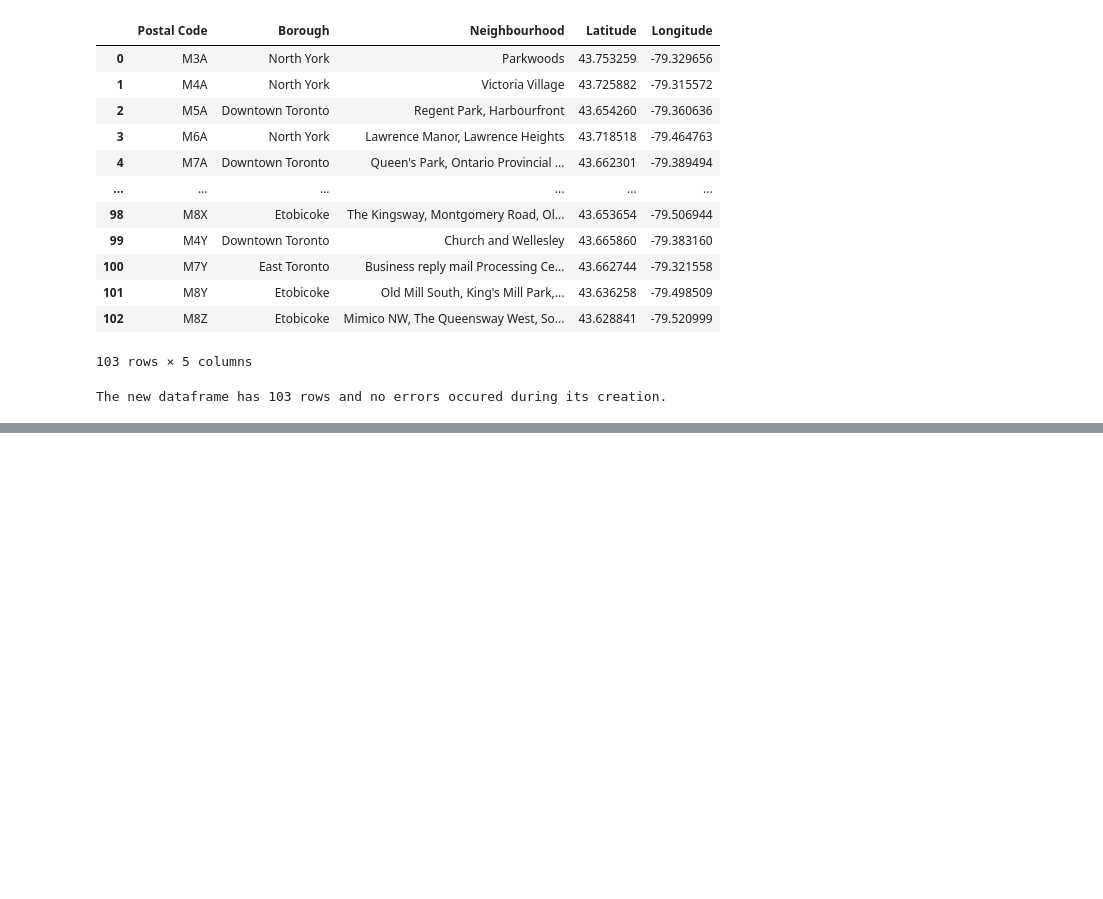
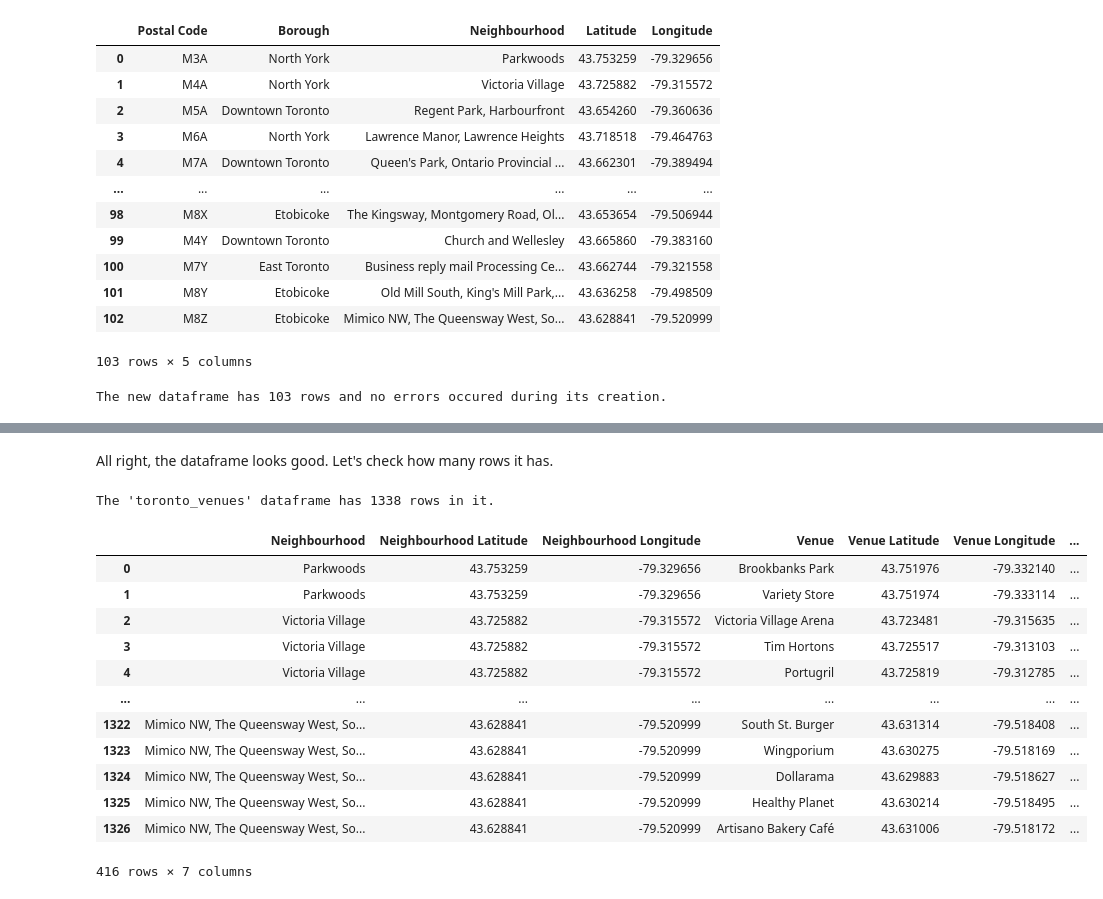
Before and after one commit to ValdsteiN/IBM_Data_Science_certification_course, a Jupyter notebook: 9.Applied Data Science Capstone/Week 3 - Neighborhood Segmentation and Clustering/Week 3 - Final Assignmentof the week.ipynb, the cells around one changed output, grey strips where cells are left out. Cells and saved outputs as stored; diff of their text form; code cells hidden in the pictures; blank space fills up the shorter version.

```diff
--- a/9.Applied Data Science Capstone/Week 3 - Neighborhood Segmentation and Clustering/Week 3 - Final Assignmentof the week.ipynb
+++ b/9.Applied Data Science Capstone/Week 3 - Neighborhood Segmentation and Clustering/Week 3 - Final Assignmentof the week.ipynb
@@ -226,0 +294,40 @@ The new dataframe has 103 rows and no errors occured during its creation.
+# %%
+def getNearbyVenues(names, latitudes, longitudes, radius=500):
+
+    venues_list=[]
+    for name, lat, lng in zip(names, latitudes, longitudes):
+        print(name)
+
+        # create the API request URL
+        url = 'https://api.foursquare.com/v2/venues/explore?&client_id={}&client_secret={}&v={}&ll={},{}&radius={}'.format(
+            CLIENT_ID,
+            CLIENT_SECRET,
+            VERSION,
+            lat,
+            lng,
+            radius
+            )
+
+        # make the GET request
+        results = requests.get(url).json()["response"]['groups'][0]['items']
+
+        # return only relevant information for each nearby venue
+        venues_list.append([(
+            name,
+            lat,
+            lng,
+            v['venue']['name'],
+            v['venue']['location']['lat'],
+            v['venue']['location']['lng'],
+            v['venue']['categories'][0]['name']) for v in results])
+
+    nearby_venues = pd.DataFrame([item for venue_list in venues_list for item in venue_list])
+    nearby_venues.columns = ['Neighbourhood',
+                  'Neighbourhood Latitude',
+                  'Neighbourhood Longitude',
+                  'Venue',
+                  'Venue Latitude',
+                  'Venue Longitude',
+                  'Venue Category']
+
+    return(nearby_venues)
@@ -226,0 +336,2 @@ The new dataframe has 103 rows and no errors occured during its creation.
+# %%
+toronto_venues = getNearbyVenues(comb_df['Neighbourhood'], comb_df['Latitude'], comb_df['Longitude'])
@@ -226,0 +365,22 @@ The new dataframe has 103 rows and no errors occured during its creation.
+# %% [markdown]
+All right, the dataframe looks good. Let's check how many rows it has.
+# %%
+print(f"The 'toronto_venues' dataframe has {toronto_venues.shape[0]} rows in it.")
+# %% [output]
+The 'toronto_venues' dataframe has 1338 rows in it.
+# %%
+toronto_venues.groupby('Neighbourhood').head()
+# %% [output]
+|  | Neighbourhood | Neighbourhood Latitude | Neighbourhood Longitude | Venue | Venue Latitude | Venue Longitude | ... |
+| 0 | Parkwoods | 43.753259 | -79.329656 | Brookbanks Park | 43.751976 | -79.332140 | ... |
+| 1 | Parkwoods | 43.753259 | -79.329656 | Variety Store | 43.751974 | -79.333114 | ... |
+| 2 | Victoria Village | 43.725882 | -79.315572 | Victoria Village Arena | 43.723481 | -79.315635 | ... |
+| 3 | Victoria Village | 43.725882 | -79.315572 | Tim Hortons | 43.725517 | -79.313103 | ... |
+| 4 | Victoria Village | 43.725882 | -79.315572 | Portugril | 43.725819 | -79.312785 | ... |
+| ... | ... | ... | ... | ... | ... | ... | ... |
+| 1322 | Mimico NW, The Queensway West, So... | 43.628841 | -79.520999 | South St. Burger | 43.631314 | -79.518408 | ... |
+| 1323 | Mimico NW, The Queensway West, So... | 43.628841 | -79.520999 | Wingporium | 43.630275 | -79.518169 | ... |
+| 1324 | Mimico NW, The Queensway West, So... | 43.628841 | -79.520999 | Dollarama | 43.629883 | -79.518627 | ... |
+| 1325 | Mimico NW, The Queensway West, So... | 43.628841 | -79.520999 | Healthy Planet | 43.630214 | -79.518495 | ... |
+| 1326 | Mimico NW, The Queensway West, So... | 43.628841 | -79.520999 | Artisano Bakery Café | 43.631006 | -79.518172 | ... |
+416 rows × 7 columns
```
Also changed, not shown: parts of 54 cells of this notebook.
